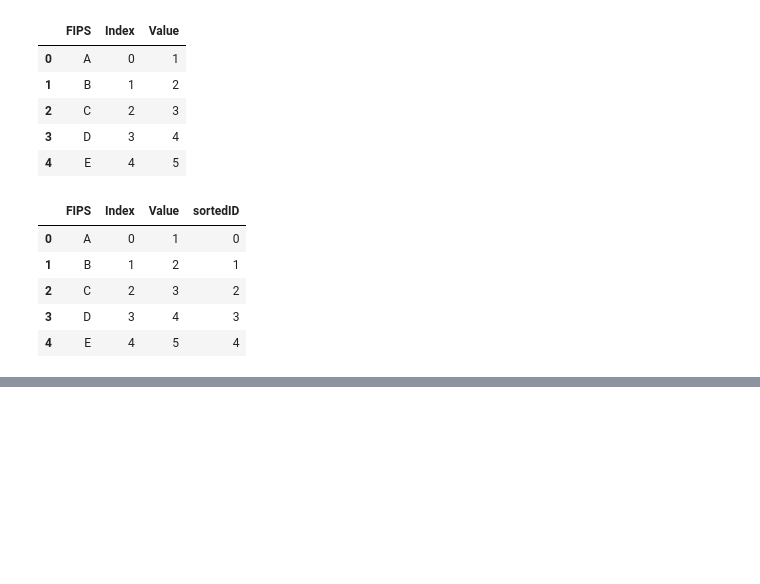
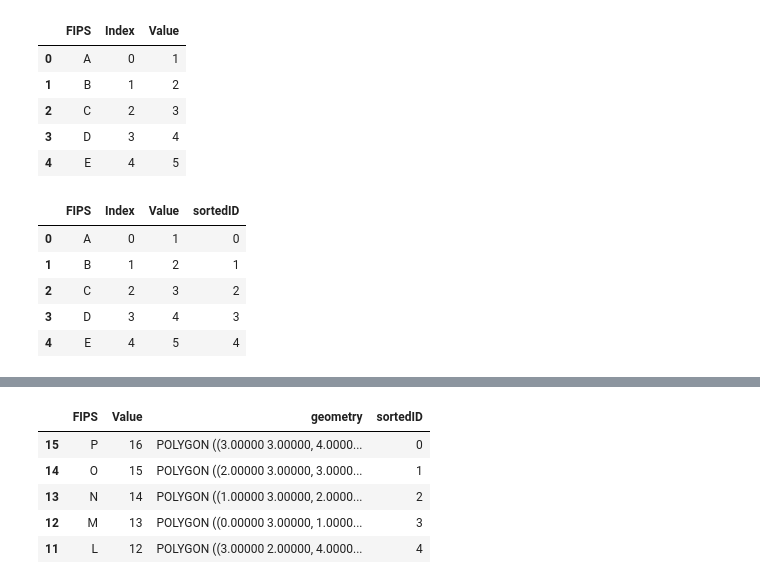
Before and after one commit to hashansl/universal-experiment-lab, a Jupyter notebook: experiment_3_adj_method_modification_Filtering_up_down/test.ipynb, the cells around one changed output, grey strips where cells are left out. Saved outputs shown, nothing was run; the diff lists cells and outputs as text; code cells hidden in the pictures; blank space fills up the shorter version.

```diff
--- a/experiment_3_adj_method_modification_Filtering_up_down/test.ipynb
+++ b/experiment_3_adj_method_modification_Filtering_up_down/test.ipynb
@@ -73,0 +120,9 @@ plt.show()
+# %%
+gdf.head()
+# %% [output]
+|  | FIPS | Value | geometry | sortedID |
+| 15 | P | 16 | POLYGON ((3.00000 3.00000, 4.0000... | 0 |
+| 14 | O | 15 | POLYGON ((2.00000 3.00000, 3.0000... | 1 |
+| 13 | N | 14 | POLYGON ((1.00000 3.00000, 2.0000... | 2 |
+| 12 | M | 13 | POLYGON ((0.00000 3.00000, 1.0000... | 3 |
+| 11 | L | 12 | POLYGON ((3.00000 2.00000, 4.0000... | 4 |
```
Also changed, not shown: parts of 27 cells of this notebook, 5 other files.
